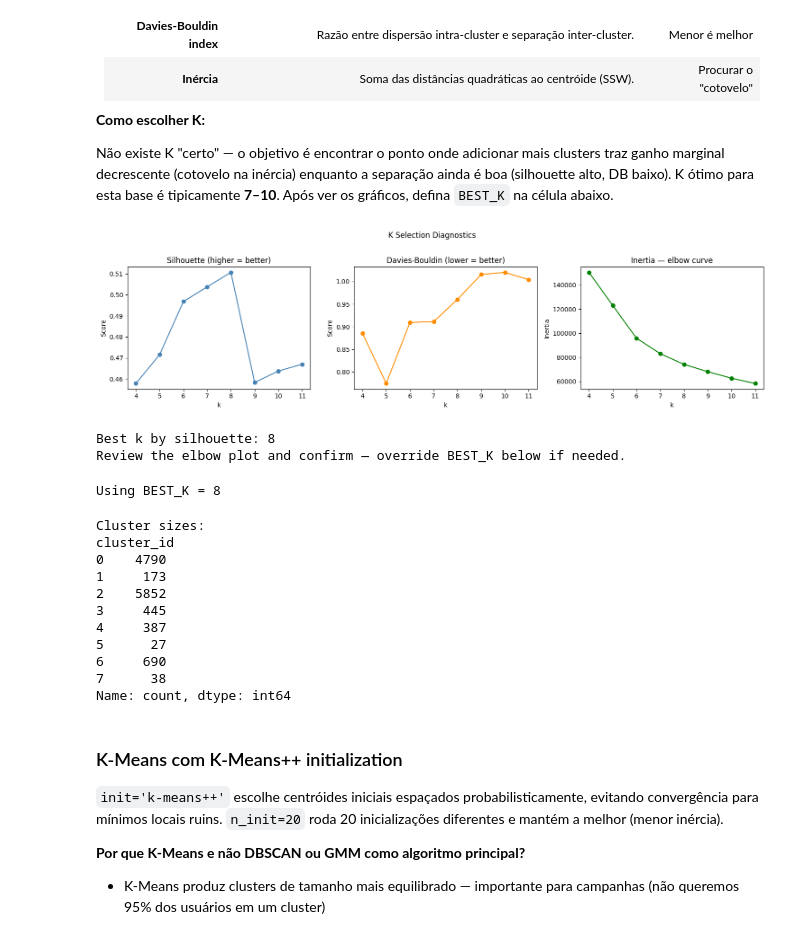
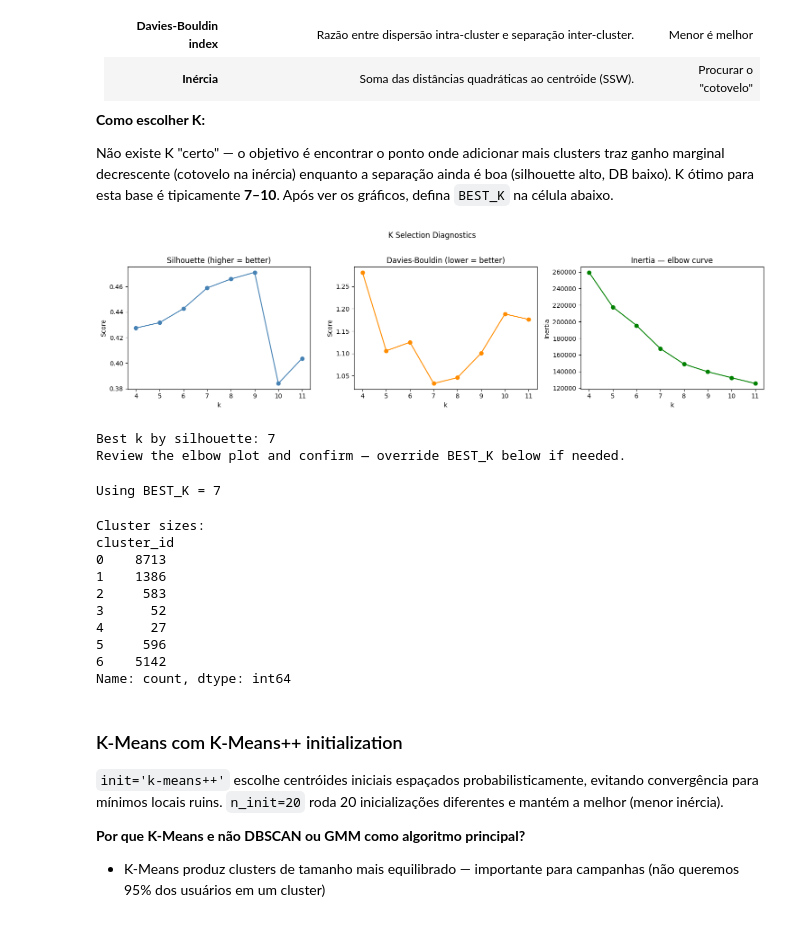
Before and after one commit to davidsevangelista/nbs_bi, a Jupyter notebook: notebooks/crm_user_clustering.ipynb, the cells around one changed output. Cells and saved outputs as stored; diff of their text form; code cells hidden in the pictures.

```diff
--- a/notebooks/crm_user_clustering.ipynb
+++ b/notebooks/crm_user_clustering.ipynb
@@ -75,6 +75,7 @@ DB engine ready: ep-divine-band-ac36w1ss-pooler.sa-east-1.aws.neon.tech
 sql_users = text("""
     SELECT
         u.id                                    AS user_id,
+        u.full_name,
         u.kyc_level,
         u.status,
         u.created_at,
@@ -585,27 +590,27 @@ Não existe K "certo" — o objetivo é encontrar o ponto onde adicionar mais cl
 # %%
 # ── Diagnostic plots ──────────────────────────────────────────────────────────
 fig, axes = plt.subplots(1, 3, figsize=(15, 4))
 
 axes[0].plot(results_df["k"], results_df["silhouette"], "o-", color="steelblue")
 axes[0].set(title="Silhouette (higher = better)", xlabel="k", ylabel="Score")
 
 axes[1].plot(results_df["k"], results_df["davies_bouldin"], "o-", color="darkorange")
 axes[1].set(title="Davies-Bouldin (lower = better)", xlabel="k", ylabel="Score")
 
 axes[2].plot(results_df["k"], results_df["inertia"], "o-", color="green")
 axes[2].set(title="Inertia — elbow curve", xlabel="k", ylabel="Inertia")
 
 plt.suptitle("K Selection Diagnostics", y=1.02)
 plt.tight_layout()
 plt.savefig(f"{PROCESSED_DIR}/crm_k_selection_{ANALYSIS_MONTH}.png", dpi=120)
 plt.show()
 
-best_k = int(results_df.loc[results_df["silhouette"].idxmax(), "k"])
+best_k = 7 #int(results_df.loc[results_df["silhouette"].idxmax(), "k"])
 print(f"\nBest k by silhouette: {best_k}")
 print("Review the elbow plot and confirm — override BEST_K below if needed.")
 # %% [output]
-[figure, old version]
+[figure, new version]
-Best k by silhouette: 8
+Best k by silhouette: 7
 Review the elbow plot and confirm — override BEST_K below if needed.
 # %%
 # ── Set BEST_K here after reviewing the diagnostic plots ─────────────────────
@@ -613,7 +618,7 @@ Review the elbow plot and confirm — override BEST_K below if needed.
 BEST_K = best_k   # change this integer if needed
 print(f"Using BEST_K = {BEST_K}")
 # %% [output]
-Using BEST_K = 8
+Using BEST_K = 7
 # %%
 # ── Final K-Means ─────────────────────────────────────────────────────────────
 km_final = KMeans(n_clusters=BEST_K, init="k-means++", n_init=20, random_state=42)
@@ -625,14 +630,13 @@ print(df_clean["cluster_id"].value_counts().sort_index())
 # %% [output]
 Cluster sizes:
 cluster_id
-0    4790
-1     173
-2    5852
-3     445
-4     387
-5      27
-6     690
-7      38
+0    8713
+1    1386
+2     583
+3      52
+4      27
+5     596
+6    5142
 Name: count, dtype: int64
 # %% [markdown]
 ### K-Means com K-Means++ initialization
```
Also changed, not shown: parts of 23 cells of this notebook, 5 other files.
